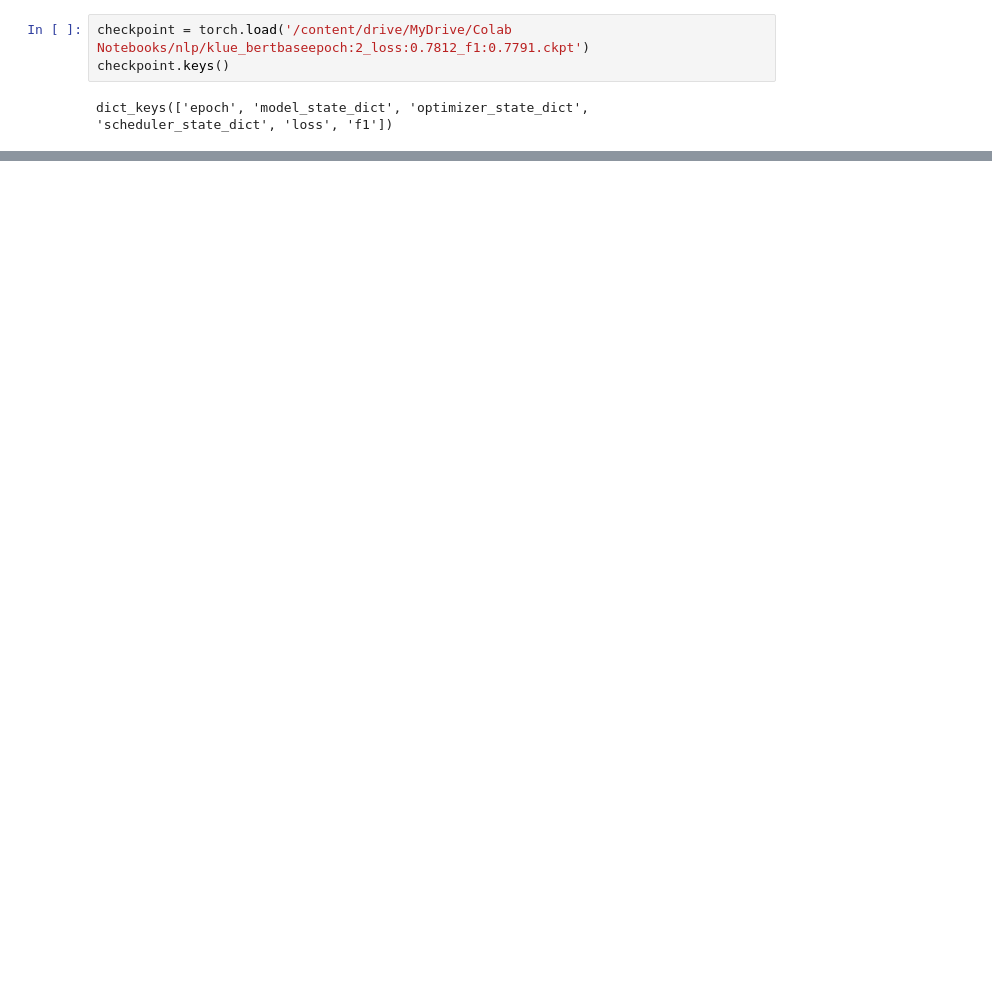
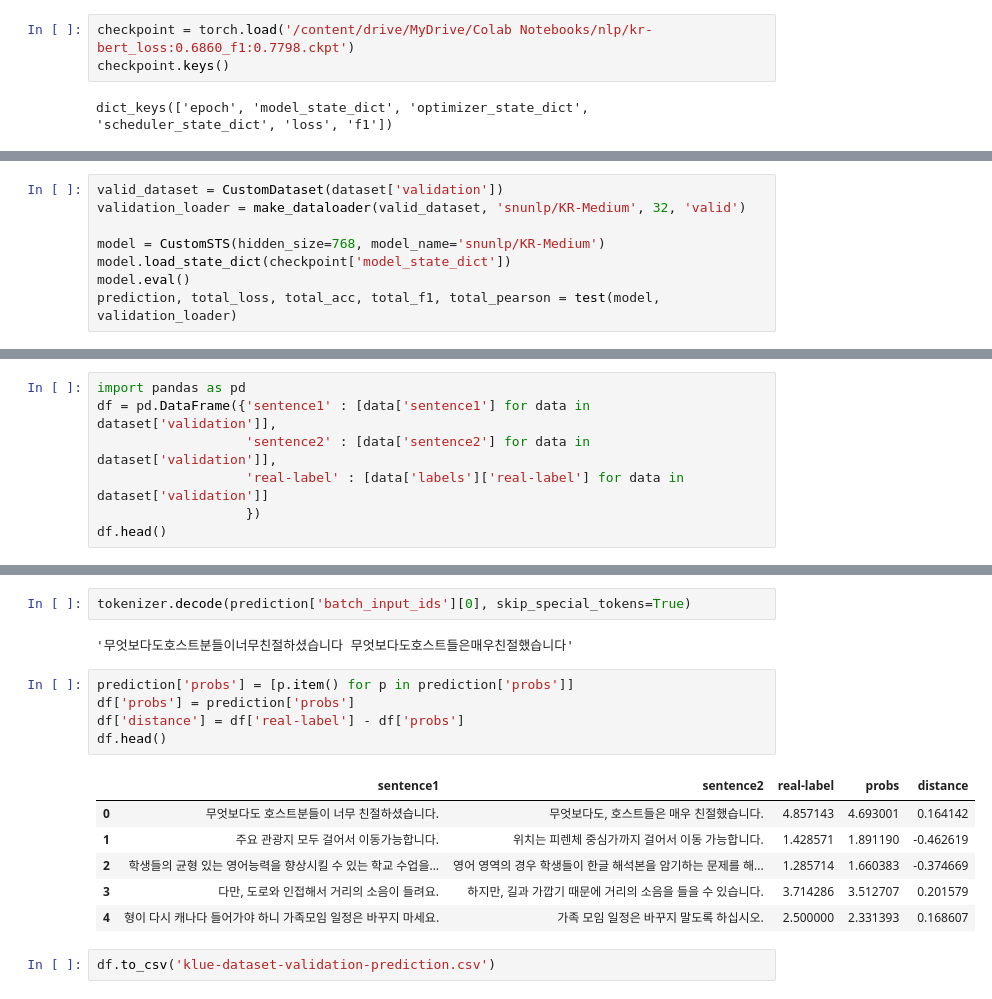
Before and after one commit to WooKyungHwa/NLU_3-, a Jupyter notebook: 최지현_sts.ipynb, the cells around one changed output, grey strips where cells are left out. Drawn from its saved outputs; the diff is of its cells as text; blank space fills up the shorter version.

Commit message:
test : 최적화된 모델로 test

```diff
--- a/최지현_sts.ipynb
+++ b/최지현_sts.ipynb
@@ -889,5 +917,5 @@ study.best_trial : FrozenTrial(number=12, values=[0.585747622409982], datetime_s
 # %%
-checkpoint = torch.load('/content/drive/MyDrive/Colab Notebooks/nlp/klue_bertbaseepoch:2_loss:0.7812_f1:0.7791.ckpt')
+checkpoint = torch.load('/content/drive/MyDrive/Colab Notebooks/nlp/kr-bert_loss:0.6860_f1:0.7798.ckpt')
 checkpoint.keys()
 # %% [output]
 dict_keys(['epoch', 'model_state_dict', 'optimizer_state_dict', 'scheduler_state_dict', 'loss', 'f1'])
@@ -893,0 +973,8 @@ dict_keys(['epoch', 'model_state_dict', 'optimizer_state_dict', 'scheduler_state
+# %%
+valid_dataset = CustomDataset(dataset['validation'])
+validation_loader = make_dataloader(valid_dataset, 'snunlp/KR-Medium', 32, 'valid')
+
+model = CustomSTS(hidden_size=768, model_name='snunlp/KR-Medium')
+model.load_state_dict(checkpoint['model_state_dict'])
+model.eval()
+prediction, total_loss, total_acc, total_f1, total_pearson = test(model, validation_loader)
@@ -893,0 +986,7 @@ dict_keys(['epoch', 'model_state_dict', 'optimizer_state_dict', 'scheduler_state
+# %%
+import pandas as pd
+df = pd.DataFrame({'sentence1' : [data['sentence1'] for data in dataset['validation']],
+                   'sentence2' : [data['sentence2'] for data in dataset['validation']],
+                   'real-label' : [data['labels']['real-label'] for data in dataset['validation']]
+                   })
+df.head()
@@ -893,0 +1000,18 @@ dict_keys(['epoch', 'model_state_dict', 'optimizer_state_dict', 'scheduler_state
+# %%
+tokenizer.decode(prediction['batch_input_ids'][0], skip_special_tokens=True)
+# %% [output]
+'무엇보다도호스트분들이너무친절하셨습니다 무엇보다도호스트들은매우친절했습니다'
+# %%
+prediction['probs'] = [p.item() for p in prediction['probs']]
+df['probs'] = prediction['probs']
+df['distance'] = df['real-label'] - df['probs']
+df.head()
+# %% [output]
+|  | sentence1 | sentence2 | real-label | probs | distance |
+| 0 | 무엇보다도 호스트분들이 너무 친절하셨습니다. | 무엇보다도, 호스트들은 매우 친절했습니다. | 4.857143 | 4.693001 | 0.164142 |
+| 1 | 주요 관광지 모두 걸어서 이동가능합니다. | 위치는 피렌체 중심가까지 걸어서 이동 가능합니다. | 1.428571 | 1.891190 | -0.462619 |
+| 2 | 학생들의 균형 있는 영어능력을 향상시킬 수 있는 학교 수업을... | 영어 영역의 경우 학생들이 한글 해석본을 암기하는 문제를 해... | 1.285714 | 1.660383 | -0.374669 |
+| 3 | 다만, 도로와 인접해서 거리의 소음이 들려요. | 하지만, 길과 가깝기 때문에 거리의 소음을 들을 수 있습니다. | 3.714286 | 3.512707 | 0.201579 |
+| 4 | 형이 다시 캐나다 들어가야 하니 가족모임 일정은 바꾸지 마세요. | 가족 모임 일정은 바꾸지 말도록 하십시오. | 2.500000 | 2.331393 | 0.168607 |
+# %%
+df.to_csv('klue-dataset-validation-prediction.csv')
```
Also changed, not shown: parts of 21 cells of this notebook.
